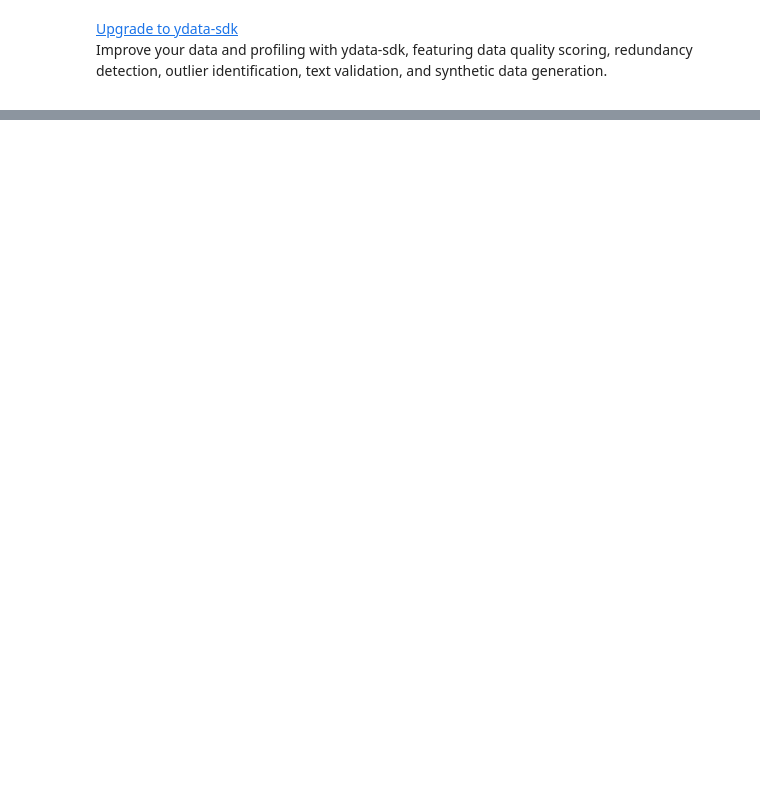
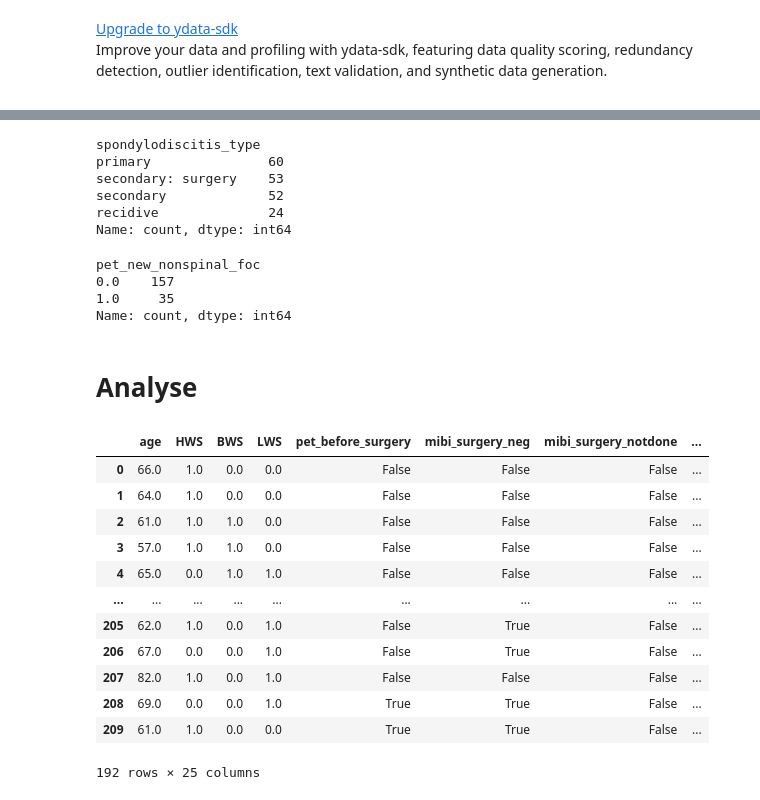
Before and after one commit to ursueugen/pet-discitis, a Jupyter notebook: 01_Explore.ipynb, the cells around one changed output, grey strips where cells are left out. Cells and saved outputs as stored; diff of their text form; code cells hidden in the pictures; blank space fills up the shorter version.

```diff
--- a/01_Explore.ipynb
+++ b/01_Explore.ipynb
@@ -79,0 +231,4 @@ profile.to_file("report.html")
+# %%
+# Process patho results
+df['patho'] = df['histo surgery 3 intermediär 0 neg'].copy()
+df['patho'].value_counts()
@@ -79,0 +245,5 @@ profile.to_file("report.html")
+# %%
+# Convert to numerical from "19,7" being comma as decimal separator
+df['CRP initial'] = pd.to_numeric(df['CRP initial'].str.replace(',', '.'), errors='coerce')
+df['CRP'] = df['CRP initial'].copy()
+df['CRP initial'].describe()
@@ -79,0 +262,3 @@ profile.to_file("report.html")
+# %%
+df['pet_new_spinal_foc'] = df['other spinal TE'].copy()
+df['pet_new_spinal_foc'].value_counts()
@@ -79,0 +272,67 @@ profile.to_file("report.html")
+# %%
+# As for microbiology check all possible initial foci
+df["spondylodiscitis_type"].value_counts()  #
+# %% [output]
+spondylodiscitis_type
+primary               60
+secondary: surgery    53
+secondary             52
+recidive              24
+Name: count, dtype: int64
+# %%
+df["pet_new_nonspinal_foc"].value_counts()
+# %% [output]
+pet_new_nonspinal_foc
+0.0    157
+1.0     35
+Name: count, dtype: int64
+# %% [markdown]
+# Analyse
+# %%
+col_sel = [
+    'age',
+    'HWS',
+    'BWS',
+    'LWS',
+    'pet_before_surgery',
+    'spondylodiscitis_type',
+    "mibi_surgery_neg",
+    "mibi_surgery_notdone",
+    "mibi_surgery_STAU",
+    "mibi_surgery_CUTI",
+    "mibi_surgery_STEP",
+    "mibi_surgery_ECOL",
+    "mibi_surgery_EFEC",
+    "mibi_surgery_else",
+    'patho',
+    'CRP initial',
+    "pet_new_spinal_foc",
+    "pet_new_nonspinal_foc",
+]
+
+df_sel = df[col_sel].copy()
+
+spondy_types = df["spondylodiscitis_type"].dropna().unique()
+patho_types = df["patho"].dropna().unique()
+for s_type in spondy_types:
+    df_sel[f'spondy_{s_type}'] = df_sel['spondylodiscitis_type'] == s_type
+df_sel.drop(columns=['spondylodiscitis_type'], inplace=True)
+for p_type in patho_types:
+    df_sel[f'patho_{p_type}'] = df_sel['patho'] == p_type
+df_sel.drop(columns=['patho'], inplace=True)
+
+df_sel
+# %% [output]
+|  | age | HWS | BWS | LWS | pet_before_surgery | mibi_surgery_neg | mibi_surgery_notdone | ... |
+| 0 | 66.0 | 1.0 | 0.0 | 0.0 | False | False | False | ... |
+| 1 | 64.0 | 1.0 | 0.0 | 0.0 | False | False | False | ... |
+| 2 | 61.0 | 1.0 | 1.0 | 0.0 | False | False | False | ... |
+| 3 | 57.0 | 1.0 | 1.0 | 0.0 | False | False | False | ... |
+| 4 | 65.0 | 0.0 | 1.0 | 1.0 | False | False | False | ... |
+| ... | ... | ... | ... | ... | ... | ... | ... | ... |
+| 205 | 62.0 | 1.0 | 0.0 | 1.0 | False | True | False | ... |
+| 206 | 67.0 | 0.0 | 0.0 | 1.0 | False | True | False | ... |
+| 207 | 82.0 | 1.0 | 0.0 | 1.0 | False | False | False | ... |
+| 208 | 69.0 | 0.0 | 0.0 | 1.0 | True | True | False | ... |
+| 209 | 61.0 | 1.0 | 0.0 | 0.0 | True | True | False | ... |
+192 rows × 25 columns
```
Also changed, not shown: parts of 18 cells of this notebook, 2 other files.
